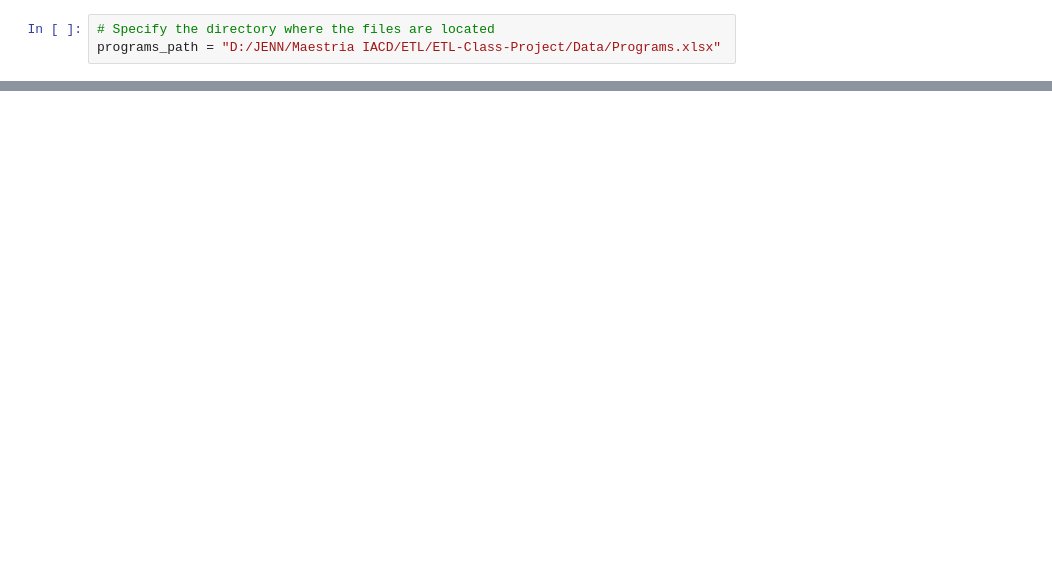
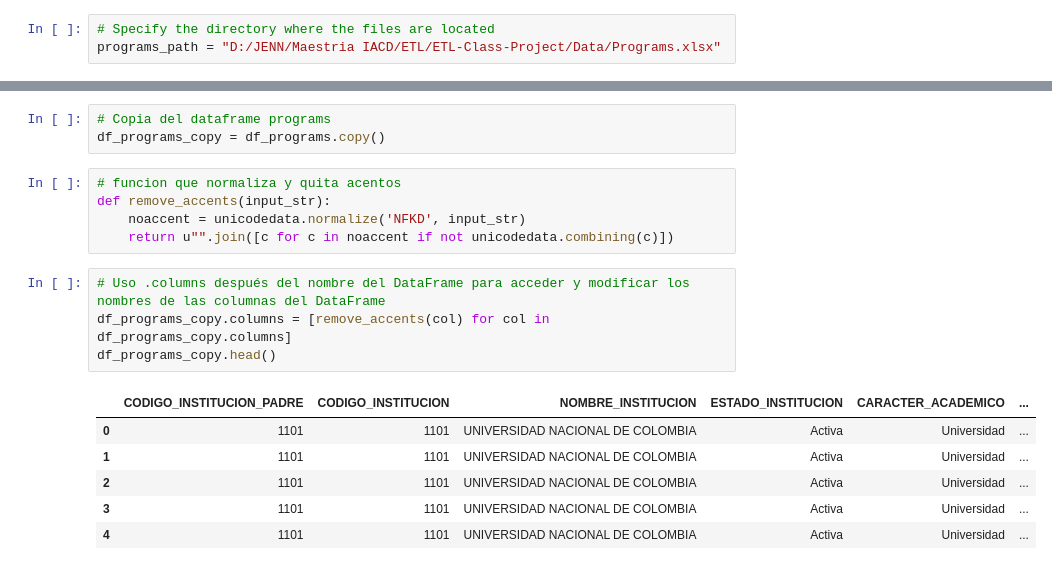
Before and after one commit to jennramos87/Proyecto_ETL, a Jupyter notebook: Porgrams.ipynb, the cells around one changed output, grey strips where cells are left out. Cells and saved outputs as stored; diff of their text form; blank space fills up the shorter version.

```diff
--- a/Porgrams.ipynb
+++ b/Porgrams.ipynb
@@ -27,0 +119,19 @@ df_programs.head()
+# %%
+# Copia del dataframe programs
+df_programs_copy = df_programs.copy()
+# %%
+# funcion que normaliza y quita acentos
+def remove_accents(input_str):
+    noaccent = unicodedata.normalize('NFKD', input_str)
+    return u"".join([c for c in noaccent if not unicodedata.combining(c)])
+# %%
+# Uso .columns después del nombre del DataFrame para acceder y modificar los nombres de las columnas del DataFrame
+df_programs_copy.columns = [remove_accents(col) for col in df_programs_copy.columns]
+df_programs_copy.head()
+# %% [output]
+|  | CODIGO_INSTITUCION_PADRE | CODIGO_INSTITUCION | NOMBRE_INSTITUCION | ESTADO_INSTITUCION | CARACTER_ACADEMICO | ... |
+| 0 | 1101 | 1101 | UNIVERSIDAD NACIONAL DE COLOMBIA | Activa | Universidad | ... |
+| 1 | 1101 | 1101 | UNIVERSIDAD NACIONAL DE COLOMBIA | Activa | Universidad | ... |
+| 2 | 1101 | 1101 | UNIVERSIDAD NACIONAL DE COLOMBIA | Activa | Universidad | ... |
+| 3 | 1101 | 1101 | UNIVERSIDAD NACIONAL DE COLOMBIA | Activa | Universidad | ... |
+| 4 | 1101 | 1101 | UNIVERSIDAD NACIONAL DE COLOMBIA | Activa | Universidad | ... |
```
Also changed, not shown: parts of 19 cells of this notebook, 2 other files.
